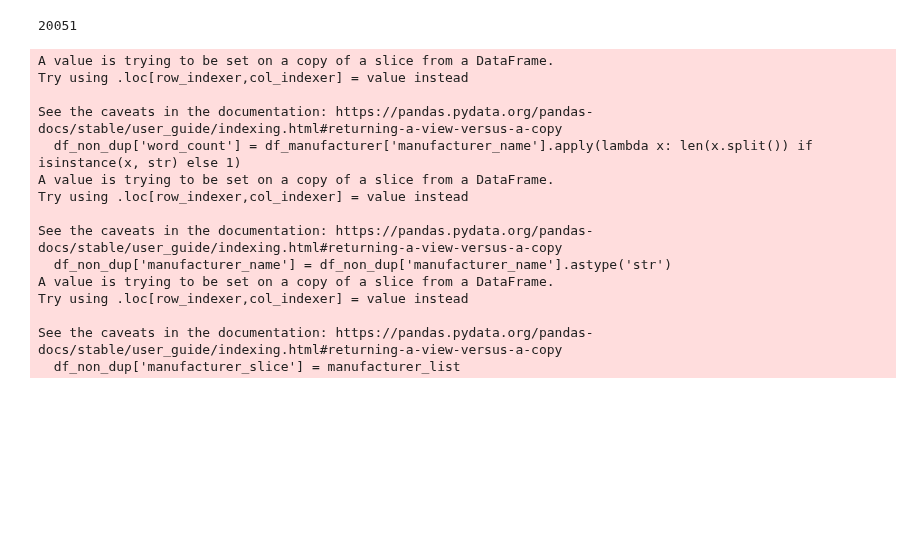
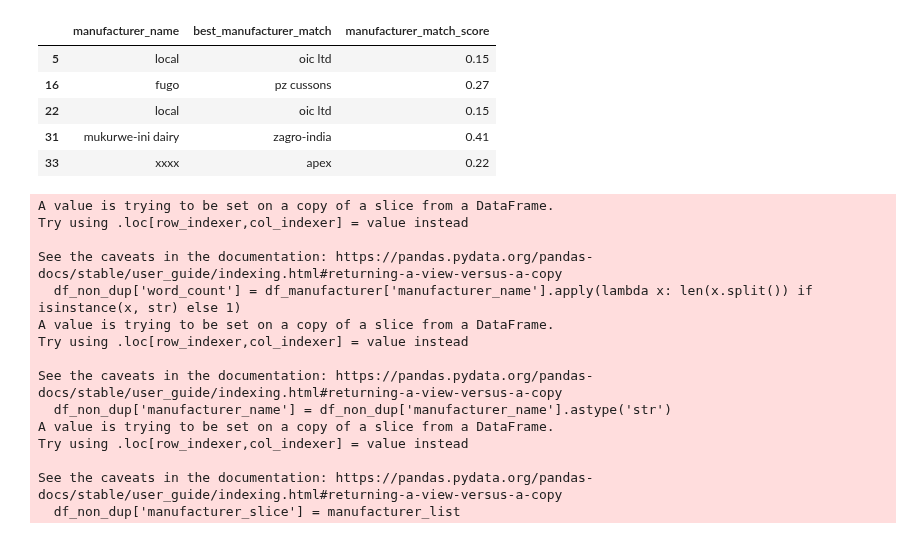
Before and after one commit to natbernard/Clustering-for-Product-Matching, a Jupyter notebook: models/model_v2/manufacturers_clustering.ipynb, the cells around one changed output. Saved outputs shown, nothing was run; the diff lists cells and outputs as text; code cells hidden in the pictures; blank space fills up the shorter version.

```diff
--- a/models/model_v2/manufacturers_clustering.ipynb
+++ b/models/model_v2/manufacturers_clustering.ipynb
@@ -6,15 +6,20 @@ from tqdm import tqdm
 import re
 # %%
 df_man = pd.read_csv('/home/natasha/Documents/Iprocure/Clustering-for-Product-Matching/data/data_v2/subsequent_manufacturers.csv')
-# df_manufacturer = df_man.applymap(lambda x: x.strip().lower() if isinstance(x, str) else x)
-# df_manufacturer = df_manufacturer[df_manufacturer['manufacturer_match_score'] < 0.8]
-# df_manufacturer.head()
 df_man = df_man.applymap(lambda x: x.strip().lower() if isinstance(x, str) else x)
-df_man = df_man.drop_duplicates(subset=['manufacturer_name'], keep='first')
-len(df_man)
-len(df_man)
+df_manufacturer = df_man[df_man['manufacturer_match_score'] < 0.8]
+df_manufacturer.head()
+# df_man = df_man.applymap(lambda x: x.strip().lower() if isinstance(x, str) else x)
+# df_man = df_man.drop_duplicates(subset=['manufacturer_name'], keep='first')
+# len(df_man)
+# len(df_man)
 # %% [output]
-20051
+|  | manufacturer_name | best_manufacturer_match | manufacturer_match_score |
+| 5 | local | oic ltd | 0.15 |
+| 16 | fugo | pz cussons | 0.27 |
+| 22 | local | oic ltd | 0.15 |
+| 31 | mukurwe-ini dairy | zagro-india | 0.41 |
+| 33 | xxxx | apex | 0.22 |
 # %%
 df_non_dup = df_manufacturer.drop_duplicates(subset='manufacturer_name', keep='first')
 df_non_dup['word_count'] = df_manufacturer['manufacturer_name'].apply(lambda x: len(x.split()) if isinstance(x, str) else 1)
```
Also changed, not shown: parts of 11 cells of this notebook, 6 other files.
